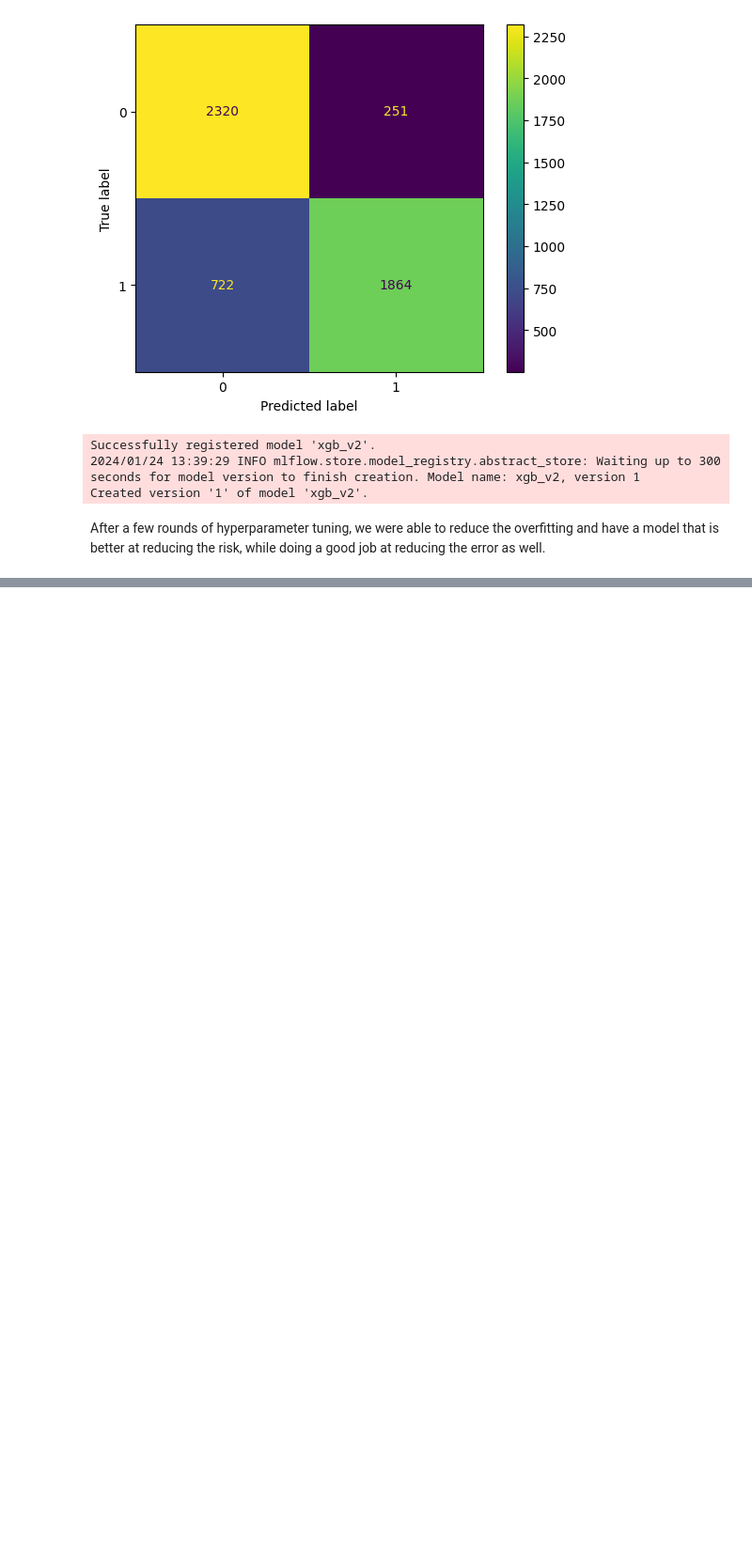
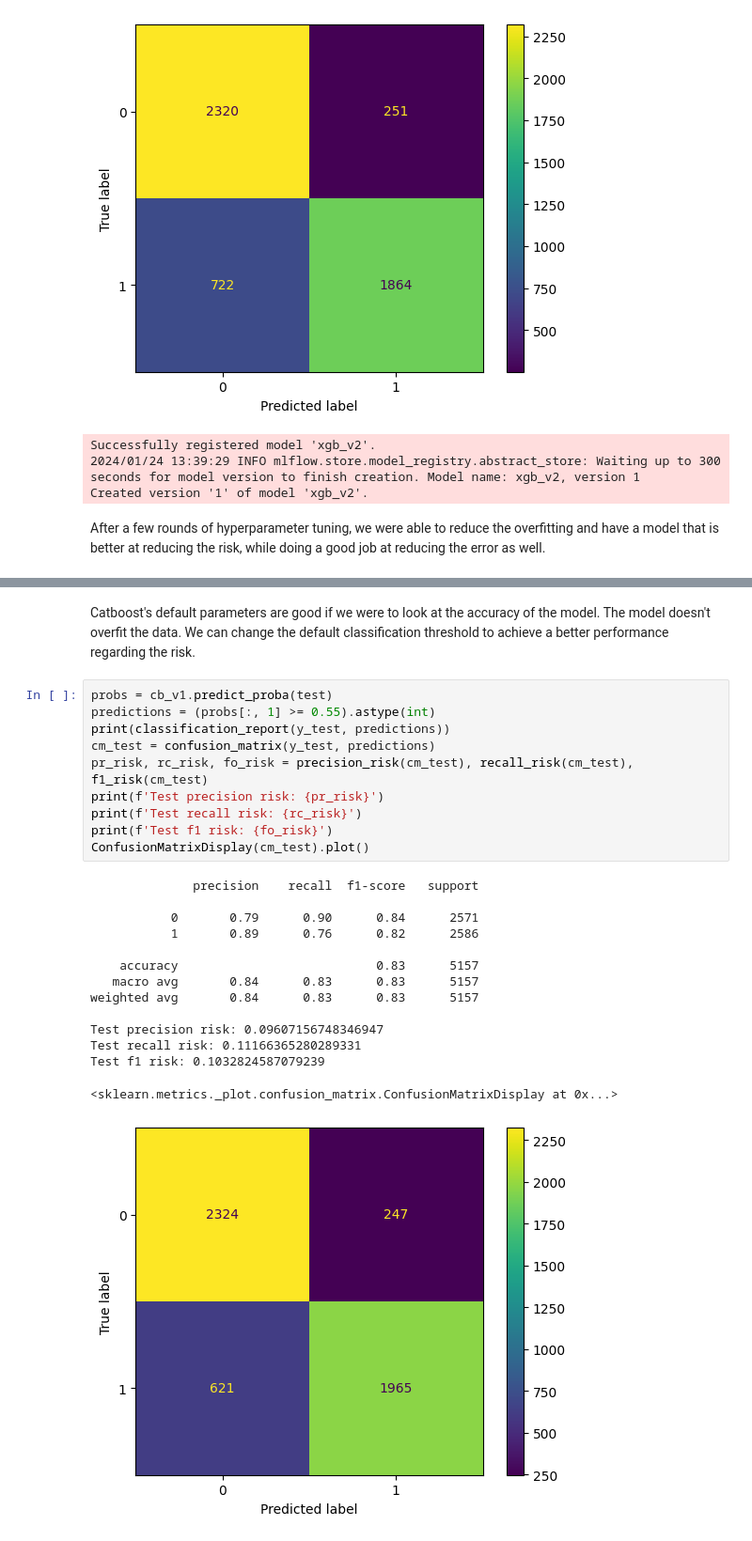
Before and after one commit to mnijadi/product-display-modeling, a Jupyter notebook: notebooks/3_modeling.ipynb, the cells around one changed output, grey strips where cells are left out. Shown at 94% size. Cells and saved outputs as stored; diff of their text form; blank space fills up the shorter version.

```diff
--- a/notebooks/3_modeling.ipynb
+++ b/notebooks/3_modeling.ipynb
@@ -998,0 +1048,27 @@ After a few rounds of hyperparameter tuning, we were able to reduce the overfitt
+# %% [markdown]
+Catboost's default parameters are good if we were to look at the accuracy of the model. The model doesn't overfit the data. We can change the default classification threshold to achieve a better performance regarding the risk.
+# %%
+probs = cb_v1.predict_proba(test)
+predictions = (probs[:, 1] >= 0.55).astype(int)
+print(classification_report(y_test, predictions))
+cm_test = confusion_matrix(y_test, predictions)
+pr_risk, rc_risk, fo_risk = precision_risk(cm_test), recall_risk(cm_test), f1_risk(cm_test)
+print(f'Test precision risk: {pr_risk}')
+print(f'Test recall risk: {rc_risk}')
+print(f'Test f1 risk: {fo_risk}')
+ConfusionMatrixDisplay(cm_test).plot()
+# %% [output]
+              precision    recall  f1-score   support
+
+           0       0.79      0.90      0.84      2571
+           1       0.89      0.76      0.82      2586
+
+    accuracy                           0.83      5157
+   macro avg       0.84      0.83      0.83      5157
+weighted avg       0.84      0.83      0.83      5157
+
+Test precision risk: 0.09607156748346947
+Test recall risk: 0.11166365280289331
+Test f1 risk: 0.1032824587079239
+<sklearn.metrics._plot.confusion_matrix.ConfusionMatrixDisplay at 0x...>
+[figure, added]
```
Also changed, not shown: parts of 12 cells of this notebook.
